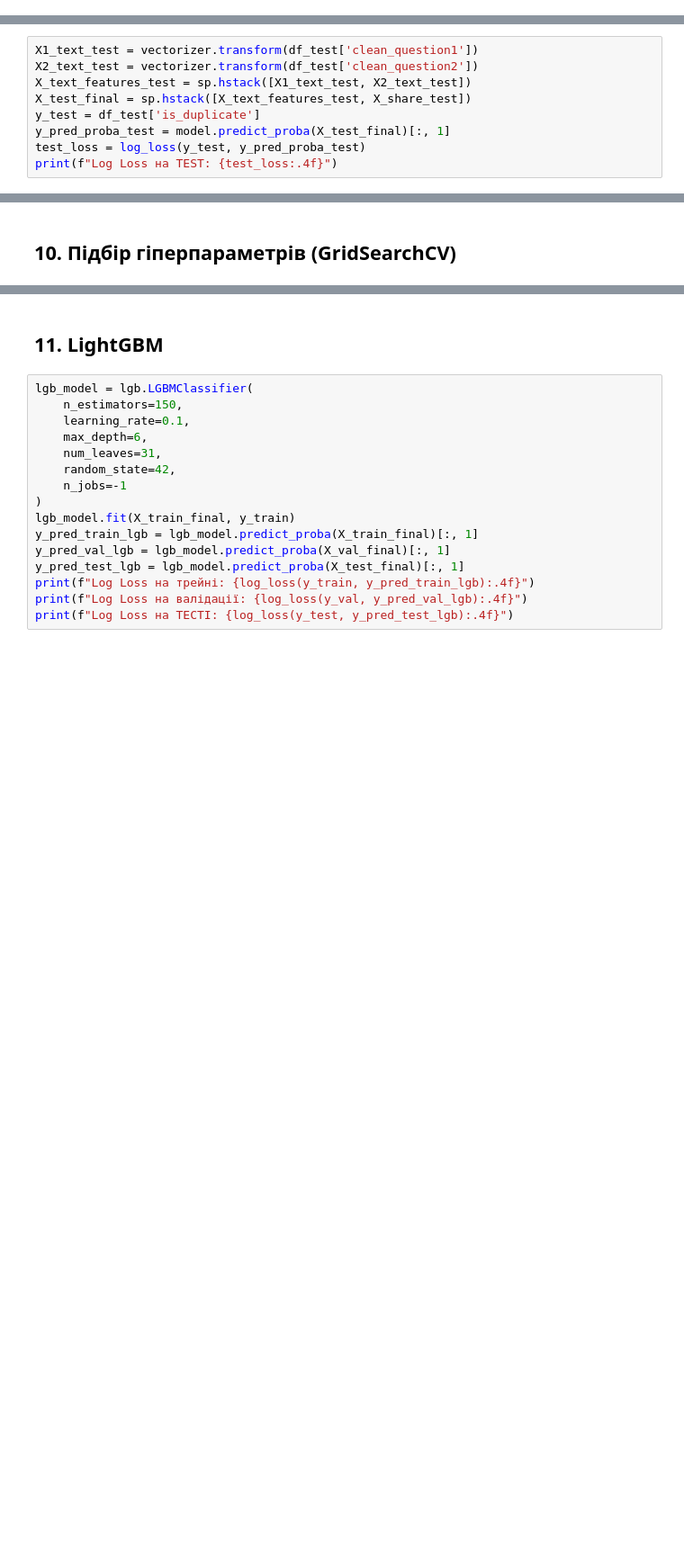
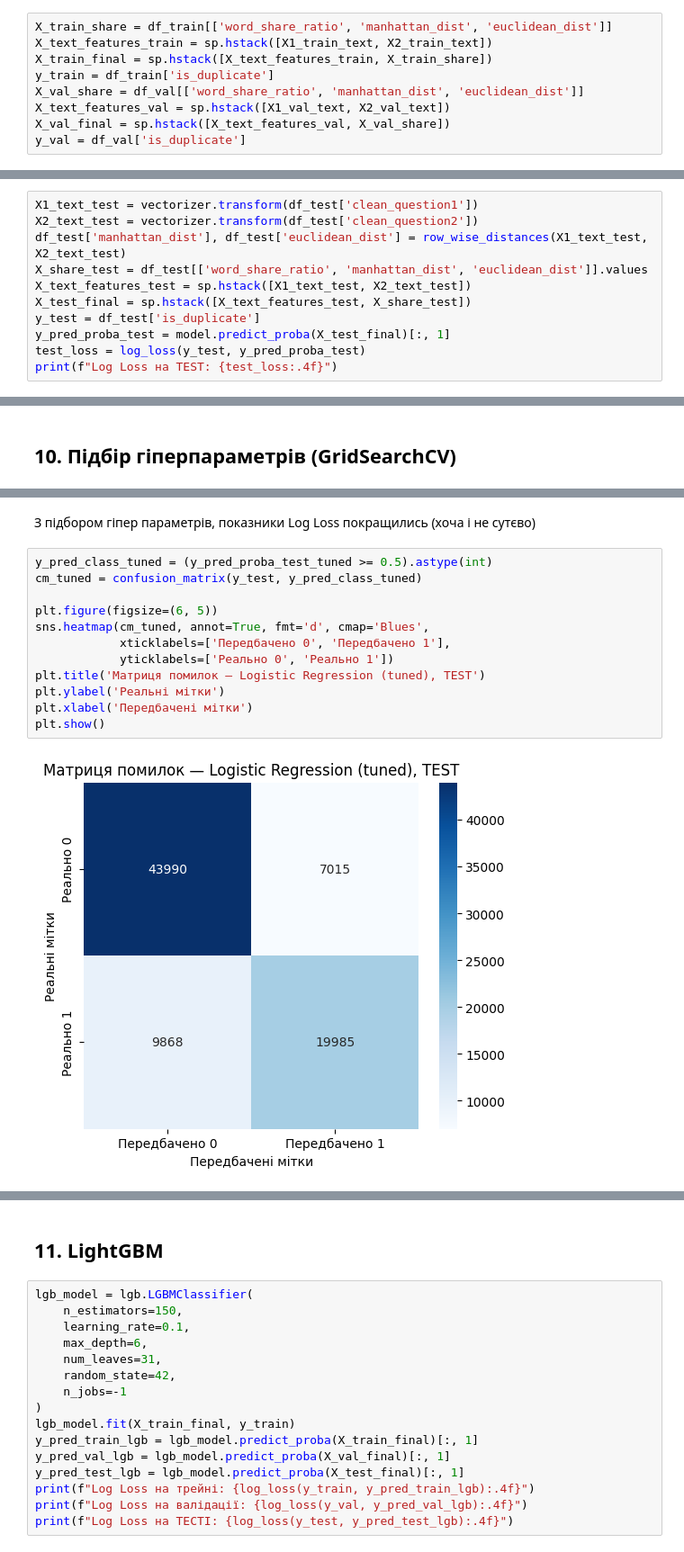
Before and after one commit to mariia-konyk-mk/project_Quora, a Jupyter notebook: notebooks/Проєкт Quora.ipynb, the cells around one changed output, grey strips where cells are left out. Shown at 90% size. Saved outputs shown, nothing was run; the diff lists cells and outputs as text; blank space fills up the shorter version.

```diff
--- a/notebooks/Проєкт Quora.ipynb
+++ b/notebooks/Проєкт Quora.ipynb
@@ -301,3 +301,12 @@ is_duplicate
+# %%
+X_train_share = df_train[['word_share_ratio', 'manhattan_dist', 'euclidean_dist']]
+X_text_features_train = sp.hstack([X1_train_text, X2_train_text])
+X_train_final = sp.hstack([X_text_features_train, X_train_share])
+y_train = df_train['is_duplicate']
+X_val_share = df_val[['word_share_ratio', 'manhattan_dist', 'euclidean_dist']]
+X_text_features_val = sp.hstack([X1_val_text, X2_val_text])
+X_val_final = sp.hstack([X_text_features_val, X_val_share])
+y_val = df_val['is_duplicate']
 # %% [markdown]
 ## 8. Вибір метрики оцінювання
 # %% [markdown]
@@ -357,6 +365,8 @@ X_share_test = df_test['word_share_ratio'].values.reshape(-1, 1)
 # %%
 X1_text_test = vectorizer.transform(df_test['clean_question1'])
 X2_text_test = vectorizer.transform(df_test['clean_question2'])
+df_test['manhattan_dist'], df_test['euclidean_dist'] = row_wise_distances(X1_text_test, X2_text_test)
+X_share_test = df_test[['word_share_ratio', 'manhattan_dist', 'euclidean_dist']].values
 X_text_features_test = sp.hstack([X1_text_test, X2_text_test])
 X_test_final = sp.hstack([X_text_features_test, X_share_test])
 y_test = df_test['is_duplicate']
@@ -404,0 +417,16 @@ Log Loss на TEST (tuned): 0.4401
+# %% [markdown]
+З підбором гіпер параметрів, показники Log Loss покращились (хоча і не сутєво)
+# %%
+y_pred_class_tuned = (y_pred_proba_test_tuned >= 0.5).astype(int)
+cm_tuned = confusion_matrix(y_test, y_pred_class_tuned)
+
+plt.figure(figsize=(6, 5))
+sns.heatmap(cm_tuned, annot=True, fmt='d', cmap='Blues',
+            xticklabels=['Передбачено 0', 'Передбачено 1'],
+            yticklabels=['Реально 0', 'Реально 1'])
+plt.title('Матриця помилок — Logistic Regression (tuned), TEST')
+plt.ylabel('Реальні мітки')
+plt.xlabel('Передбачені мітки')
+plt.show()
+# %% [output]
+[figure, added]
```
Also changed, not shown: parts of 48 cells of this notebook.
